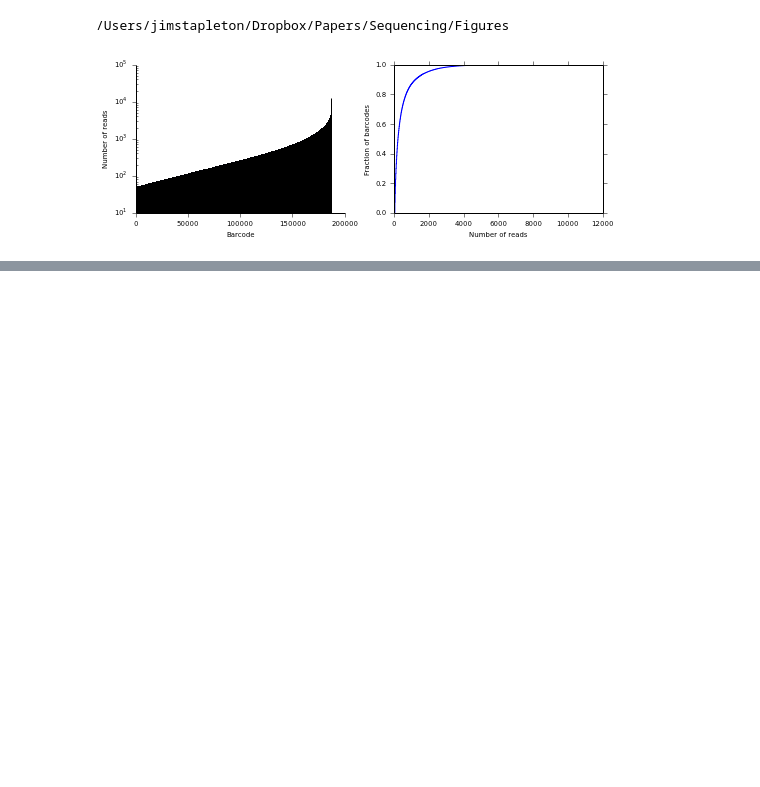
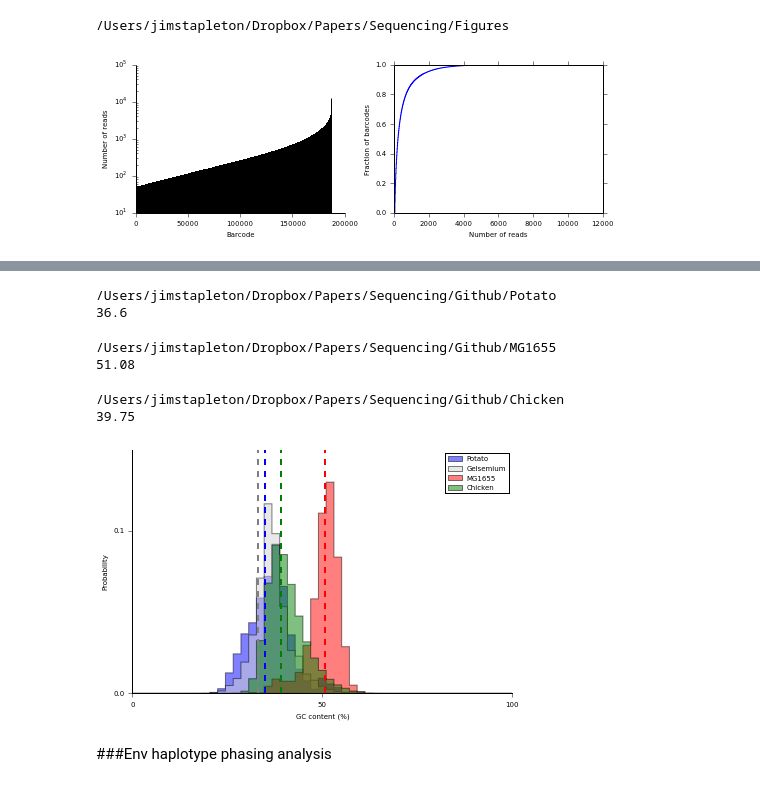
Before and after one commit to jstapleton/synthetic_reads, a Jupyter notebook: Figures.ipynb, the cells around one changed output, grey strips where cells are left out. Drawn from its saved outputs; the diff is of its cells as text; code cells hidden in the pictures; blank space fills up the shorter version.

```diff
--- a/Figures.ipynb
+++ b/Figures.ipynb
@@ -1417,0 +1431,76 @@ plt.show()
+# %%
+%cd ../Potato/
+Potato_GC = []
+with open("gc_content.txt", "r") as f:
+    for line in f:
+        gc = line.split()[2]
+        if gc != "%GC":
+            Potato_GC.append(float(gc))
+print np.median(Potato_GC)
+# %% [output]
+/Users/jimstapleton/Dropbox/Papers/Sequencing/Github/Potato
+36.6
+# %%
+%cd ../MG1655/
+MG1655_GC = []
+with open("gc_content.txt", "r") as f:
+    for line in f:
+        gc = line.split()[2]
+        if gc != "%GC":
+            MG1655_GC.append(float(gc))
+print np.median(MG1655_GC)
+# %% [output]
+/Users/jimstapleton/Dropbox/Papers/Sequencing/Github/MG1655
+51.08
+# %%
+%cd ../Chicken/
+Chicken_GC = []
+with open("gc_content.txt", "r") as f:
+    for line in f:
+        gc = line.split()[2]
+        if gc != "%GC":
+            Chicken_GC.append(float(gc))
+print np.median(Chicken_GC)
+# %% [output]
+/Users/jimstapleton/Dropbox/Papers/Sequencing/Github/Chicken
+39.75
+# %%
+fig, ax = plt.subplots()
+
+ax1 = plt.subplot(111)
+bins = np.linspace(0, 100)
+
+plt.hist(Potato_GC, bins=bins, histtype='stepfilled', color='blue', normed=1, alpha=0.5, label='Potato')
+plt.hist(Gelsemium_GC, bins=bins, histtype='stepfilled', color='lightgray', normed=1, alpha=0.5, label='Gelsemium')
+plt.hist(MG1655_GC, bins=bins, histtype='stepfilled', color='red', normed=1, alpha=0.5, label='MG1655')
+plt.hist(Chicken_GC, bins=bins, histtype='stepfilled', color='green', normed=1, alpha=0.5, label='Chicken')
+
+# Organism GC content:
+# Potato: Nature 475, 189–195 (14 July 2011) doi:10.1038/nature10158
+plt.axvline(34.8, color='blue', linestyle='dashed', linewidth=2)
+# MG1655: Nucleic Acids Res 34:1-9 (2006)
+plt.axvline(50.79, color='red', linestyle='dashed', linewidth=2)
+# Chicken: Genome Res. 2005. 15: 1692-1698
+plt.axvline(39, color='green', linestyle='dashed', linewidth=2)
+# Gelsemium:
+plt.axvline(33, color='gray', linestyle='dashed', linewidth=2)
+
+#plt.axis([0,11000,0,10000])
+plt.xlabel("GC content (%)")
+plt.ylabel("Probability")
+plt.locator_params(nbins=3)
+ax1.spines['right'].set_visible(False)
+ax1.spines['top'].set_visible(False)
+ax1.xaxis.set_ticks_position('bottom')
+ax1.yaxis.set_ticks_position('left')
+plt.tick_params(axis='both', which='major', direction='out')
+
+plt.legend()
+
+plt.tight_layout()
+plt.show()
+#plt.savefig('GC_content.pdf', format='pdf')
+# %% [output]
+[figure, added]
+# %% [markdown]
+###Env haplotype phasing analysis
```
Also changed, not shown: parts of 29 cells of this notebook.
